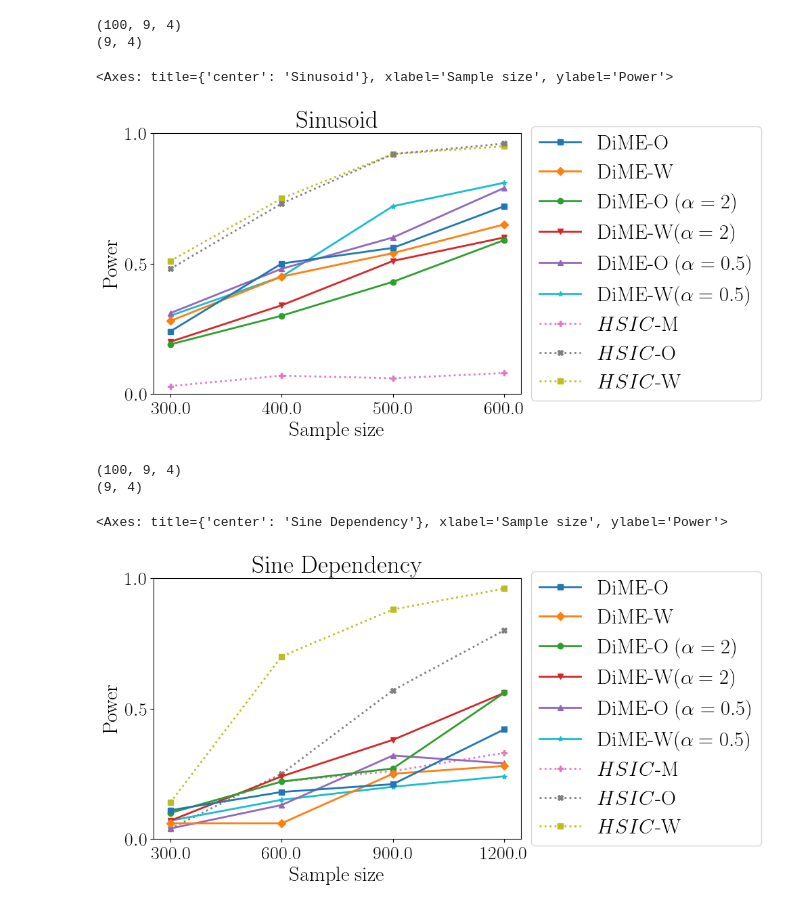
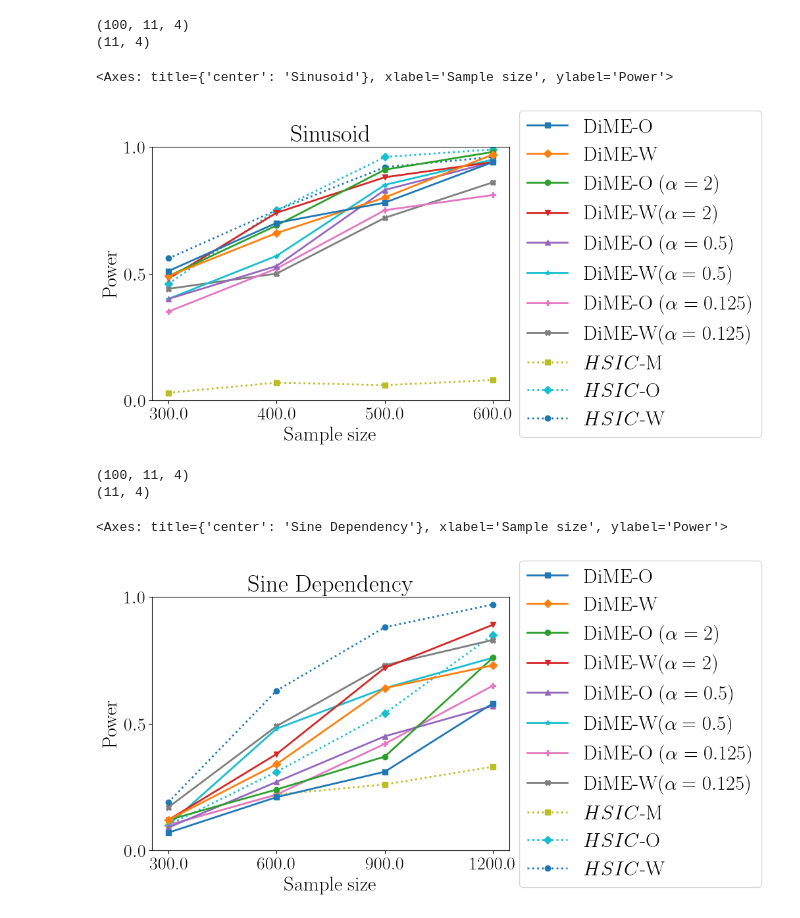
Before and after one commit to KeiderHoyos/IndependenceTestingDifferenceEntropies, a Jupyter notebook: plot_results.ipynb, the cells around one changed output. Drawn from its saved outputs; the diff is of its cells as text; code cells hidden in the pictures.

```diff
--- a/plot_results.ipynb
+++ b/plot_results.ipynb
@@ -28,7 +28,7 @@ def plot_results(output, variable, labels, xlabel = None, ylabel = 'Power',  xti
     markers = [ 's', 'D', 'o', 'v','^', '*', 'P', 'X']
     zorder = [len(labels) - i for i in range(len(labels))]
     default_colors = plt.rcParams['axes.prop_cycle'].by_key()['color']
-    linestyle = ['-']*6 + [':']*7
+    linestyle = ['-']*8 + [':']*7
     default_colors[5] = 'tab:cyan'
     for i in range(len(labels)):
         if output[i] is None:
@@ -80,20 +80,20 @@ def load_results(file):
 # %%
 # load results
 results = load_results('results/sinusoid') # sinusoid_ep500_
 print(results.shape)
 output = np.mean(results, axis=0)
 print(output.shape)
-labels = [r'DiME-O', r'DiME-W', r'DiME-O  ($\alpha = 2$)',r'DiME-W($\alpha = 2$)',r'DiME-O  ($\alpha = 0.5$)',r'DiME-W($\alpha = 0.5$)',r'$HSIC$-M',r'$HSIC$-O', r'$HSIC$-W']
+labels = [r'DiME-O', r'DiME-W', r'DiME-O  ($\alpha = 2$)',r'DiME-W($\alpha = 2$)',r'DiME-O  ($\alpha = 0.5$)',r'DiME-W($\alpha = 0.5$)',r'DiME-O  ($\alpha = 0.125$)',r'DiME-W($\alpha = 0.125$)', r'$HSIC$-M',r'$HSIC$-O', r'$HSIC$-W']
 sample_sizes = (300, 400,500,600)
 
 # plot results
 fig, ax = plt.subplots(1,1, figsize=(7, 5))
 plot_results(output, sample_sizes, labels, xlabel='Sample size', ylabel='Power', xticks=sample_sizes, ax=ax, title='Sinusoid', legend = True)
 # %% [output]
-(100, 9, 4)
-(9, 4)
+(100, 11, 4)
+(11, 4)
 <Axes: title={'center': 'Sinusoid'}, xlabel='Sample size', ylabel='Power'>
-[figure, old version]
+[figure, new version]
 # %%
 # load results
 results = load_results('results/sine_dependence') # _ep500_
@@ -106,10 +106,10 @@ sample_sizes = (300, 600,900,1200)
 fig, ax = plt.subplots(1,1, figsize=(7, 5))
 plot_results(output, sample_sizes, labels, xlabel='Sample size', ylabel='Power', xticks=sample_sizes, ax=ax, title='Sine Dependency', legend = True)
 # %% [output]
-(100, 9, 4)
-(9, 4)
+(100, 11, 4)
+(11, 4)
 <Axes: title={'center': 'Sine Dependency'}, xlabel='Sample size', ylabel='Power'>
-[figure, old version]
+[figure, new version]
 # %%
 # load results
 results = load_results('results/gaussian_sign') # _ep500_
```
Also changed, not shown: parts of 2 cells of this notebook, 1 other file.
